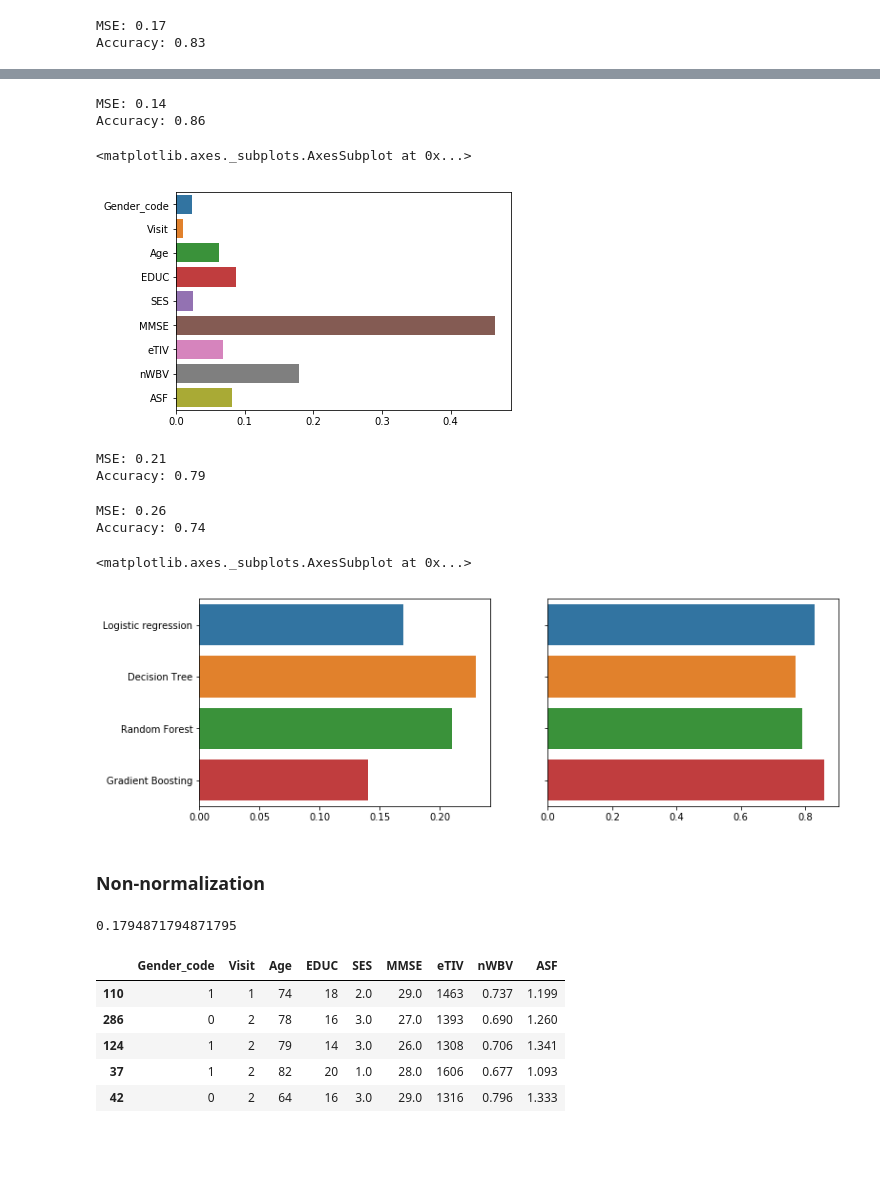
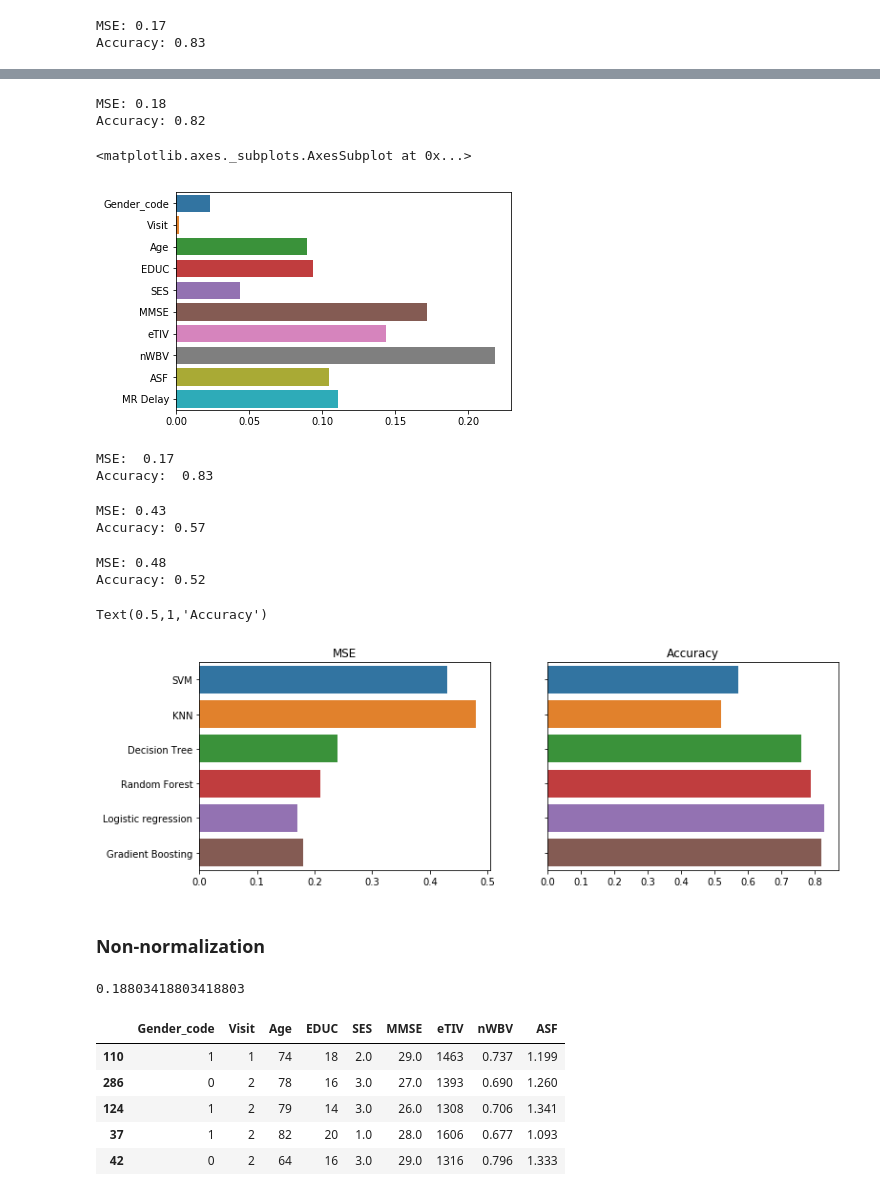
Before and after one commit to HHHuiyu/MRI-and-Alzheimers-BIOF509-FP-, a Jupyter notebook: BIOF509-FP-Huiyu.ipynb, the cells around one changed output, grey strips where cells are left out. Drawn from its saved outputs; the diff is of its cells as text; code cells hidden in the pictures; blank space fills up the shorter version.

```diff
--- a/BIOF509-FP-Huiyu.ipynb
+++ b/BIOF509-FP-Huiyu.ipynb
@@ -78,11 +74,7 @@ dtype: int64
 # %% [markdown]
 ## Pre-Process
 # %%
-# the data contains more than one visits, we only keep single visit = 1
-# no converted patients included
-# MR Delay == 0
-# df = mri_long.loc[mri_long['Visit'] == 1]
 df = mri_long
-df = df.drop(['Subject ID', 'MRI ID', 'Hand', 'MR Delay'], axis = 1)
+df = df.drop(['Subject ID', 'MRI ID', 'Hand'], axis = 1)
 display(df.head(), df.shape)
 # %% [output]
@@ -261,15 +258,13 @@ y = df_rmna['Group_code'].astype('category')
 # %%
-# decision tree
-# random forest
-# SVM
-# logistic regression
-# KNN (handles nonlinearity)
-# loss function (measures how good we predict each example, SSE commonly used)
-# cost function (loss function for all training examples, MSE)
-# minimize cost function by solving an optimize problem
-# gradient descent: gradient shows the direction towards the minimum
 from sklearn.model_selection import train_test_split
 from sklearn.preprocessing import StandardScaler
+
+# X, y
+x_cols = ['Gender_code', 'Visit', 'Age', 'EDUC', 'SES', 'MMSE', 'eTIV', 'nWBV', 'ASF', 'MR Delay']
+X = df_rmna[x_cols]
+y = df_rmna['Group_code'].astype('category')
+
+# Training & Test
 X_train, X_test, y_train, y_test = train_test_split(X, y, test_size = 0.33, random_state = 42)
 
 num_cols = ['Visit', 'Age', 'EDUC', 'SES', 'eTIV', 'nWBV', 'ASF', 'MMSE']
@@ -457,10 +425,24 @@ print('Accuracy:', acc_gb)
 fea_ip = gb.feature_importances_
 sns.barplot(x = fea_ip, y = X.columns)
 # %% [output]
-MSE: 0.14
-Accuracy: 0.86
+MSE: 0.18
+Accuracy: 0.82
 <matplotlib.axes._subplots.AxesSubplot at 0x...>
-[figure, old version]
+[figure, new version]
+# %%
+# Gradient Boosting CV
+from sklearn.ensemble import GradientBoostingClassifier
+
+gb = GradientBoostingClassifier()
+cv = KFold(n_splits=5, shuffle=True, random_state=10)
+se = abs(np.mean(cross_val_score(gb, X, y, cv=cv, scoring="neg_mean_squared_error")))
+acc = abs(np.mean(cross_val_score(gb, X, y, cv=cv, scoring="accuracy")))
+
+print('MSE: ', np.round(se, 2))
+print('Accuracy: ', np.round(acc, 2))
+# %% [output]
+MSE:  0.17
+Accuracy:  0.83
 # %%
 # SVM
 from sklearn.svm import SVC
@@ -474,8 +456,8 @@ acc_clf = np.round(accuracy_score(y_test, y_predict),2)
 print('MSE:', se_clf)
 print('Accuracy:', acc_clf)
 # %% [output]
-MSE: 0.21
-Accuracy: 0.79
+MSE: 0.43
+Accuracy: 0.57
 # %%
 # KNN
 from sklearn.neighbors import KNeighborsClassifier
@@ -487,20 +469,21 @@ acc_knn = np.round(accuracy_score(y_test, y_predict),2)
 print('MSE:', se_knn)
 print('Accuracy:', acc_knn)
 # %% [output]
-MSE: 0.26
-Accuracy: 0.74
+MSE: 0.48
+Accuracy: 0.52
 # %%
 # visualize all methods
-methods = ['Logistic regression','Decision Tree', 'Random Forest', 'Gradient Boosting']
-se = [se_lr, se_dtr, se_rf, se_gb]
-acc = [acc_lr, acc_dtr, acc_rf, acc_gb]
+methods = ['SVM', 'KNN','Decision Tree', 'Random Forest', 'Logistic regression', 'Gradient Boosting']
+
+se = [se_clf, se_knn, se_dtr, se_rf, se_lr, se_gb]
+acc = [acc_clf, acc_knn, acc_dtr, acc_rf, acc_lr, acc_gb]
 
 fig, (ax1, ax2) = plt.subplots(ncols=2, figsize=(12, 4), sharey=True)
-sns.barplot(x = se, y = methods, ax = ax1)
-sns.barplot(x = acc, y = methods, ax = ax2)
+sns.barplot(x = se, y = methods, ax = ax1).set_title('MSE')
+sns.barplot(x = acc, y = methods, ax = ax2).set_title('Accuracy')
 # %% [output]
-<matplotlib.axes._subplots.AxesSubplot at 0x...>
+Text(0.5,1,'Accuracy')
-[figure, old version]
+[figure, new version]
 # %% [markdown]
 ### Non-normalization
 # %%
@@ -520,7 +503,7 @@ lr.fit(X_train, y_train)
 y_predict = lr.predict(X_test)
 mean_squared_error(y_test, y_predict)
 # %% [output]
-0.1794871794871795
+0.18803418803418803
 # %%
 X_train.head()
 # %% [output]
```
Also changed, not shown: parts of 31 cells of this notebook.
